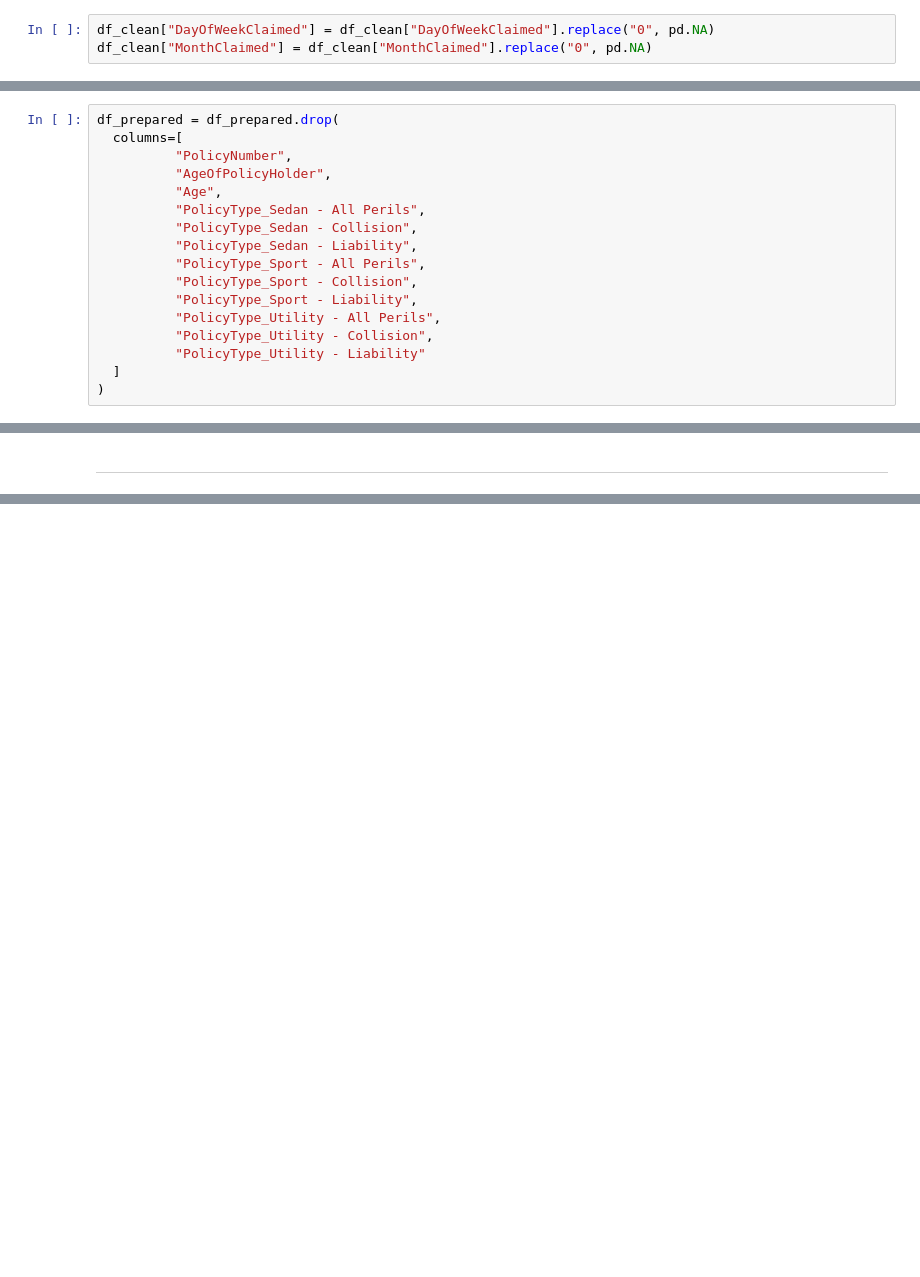
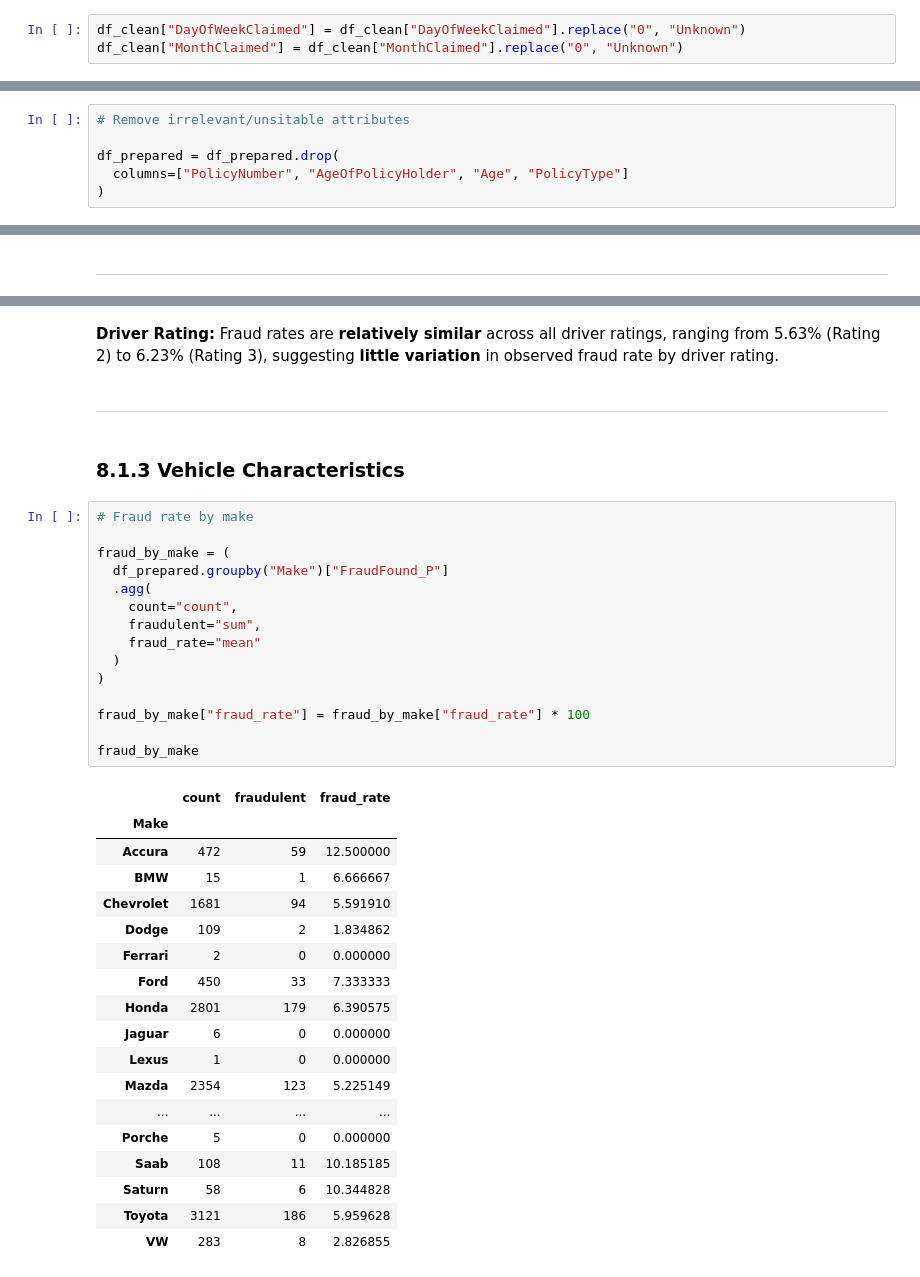
Before and after one commit to azhar-paraouty/vehicle-insurance-fraud-analysis, a Jupyter notebook: vehicle_insurance_fraud_analysis.ipynb, the cells around one changed output, grey strips where cells are left out. Cells and saved outputs as stored; diff of their text form; blank space fills up the shorter version.

```diff
--- a/vehicle_insurance_fraud_analysis.ipynb
+++ b/vehicle_insurance_fraud_analysis.ipynb
@@ -326,6 +335,6 @@ df_clean = df.copy()
 # %% [markdown]
 ### 4.1 Issue 1: Handle the invalid `month` and `day of week` values
 # %%
-df_clean["DayOfWeekClaimed"] = df_clean["DayOfWeekClaimed"].replace("0", pd.NA)
-df_clean["MonthClaimed"] = df_clean["MonthClaimed"].replace("0", pd.NA)
+df_clean["DayOfWeekClaimed"] = df_clean["DayOfWeekClaimed"].replace("0", "Unknown")
+df_clean["MonthClaimed"] = df_clean["MonthClaimed"].replace("0", "Unknown")
 # %% [markdown]
@@ -605,18 +509,7 @@ Removed:
 # %%
+# Remove irrelevant/unsitable attributes
+
 df_prepared = df_prepared.drop(
-  columns=[
-          "PolicyNumber",
-          "AgeOfPolicyHolder",
-          "Age",
-          "PolicyType_Sedan - All Perils",
-          "PolicyType_Sedan - Collision",
-          "PolicyType_Sedan - Liability",
-          "PolicyType_Sport - All Perils",
-          "PolicyType_Sport - Collision",
-          "PolicyType_Sport - Liability",
-          "PolicyType_Utility - All Perils",
-          "PolicyType_Utility - Collision",
-          "PolicyType_Utility - Liability"
-  ]
+  columns=["PolicyNumber", "AgeOfPolicyHolder", "Age", "PolicyType"]
 )
 # %%
@@ -683,0 +699,40 @@ True
+# %% [markdown]
+**Driver Rating:** Fraud rates are **relatively similar** across all driver ratings, ranging from 5.63% (Rating 2) to 6.23% (Rating 3), suggesting **little variation** in observed fraud rate by driver rating.
+# %% [markdown]
+---
+# %% [markdown]
+### 8.1.3 Vehicle Characteristics
+# %%
+# Fraud rate by make
+
+fraud_by_make = (
+  df_prepared.groupby("Make")["FraudFound_P"]
+  .agg(
+    count="count",
+    fraudulent="sum",
+    fraud_rate="mean"
+  )
+)
+
+fraud_by_make["fraud_rate"] = fraud_by_make["fraud_rate"] * 100
+
+fraud_by_make
+# %% [output]
+|  | count | fraudulent | fraud_rate |
+| Make |  |  |  |
+| Accura | 472 | 59 | 12.500000 |
+| BMW | 15 | 1 | 6.666667 |
+| Chevrolet | 1681 | 94 | 5.591910 |
+| Dodge | 109 | 2 | 1.834862 |
+| Ferrari | 2 | 0 | 0.000000 |
+| Ford | 450 | 33 | 7.333333 |
+| Honda | 2801 | 179 | 6.390575 |
+| Jaguar | 6 | 0 | 0.000000 |
+| Lexus | 1 | 0 | 0.000000 |
+| Mazda | 2354 | 123 | 5.225149 |
+| ... | ... | ... | ... |
+| Porche | 5 | 0 | 0.000000 |
+| Saab | 108 | 11 | 10.185185 |
+| Saturn | 58 | 6 | 10.344828 |
+| Toyota | 3121 | 186 | 5.959628 |
+| VW | 283 | 8 | 2.826855 |
```
Also changed, not shown: parts of 113 cells of this notebook, 2 other files.
